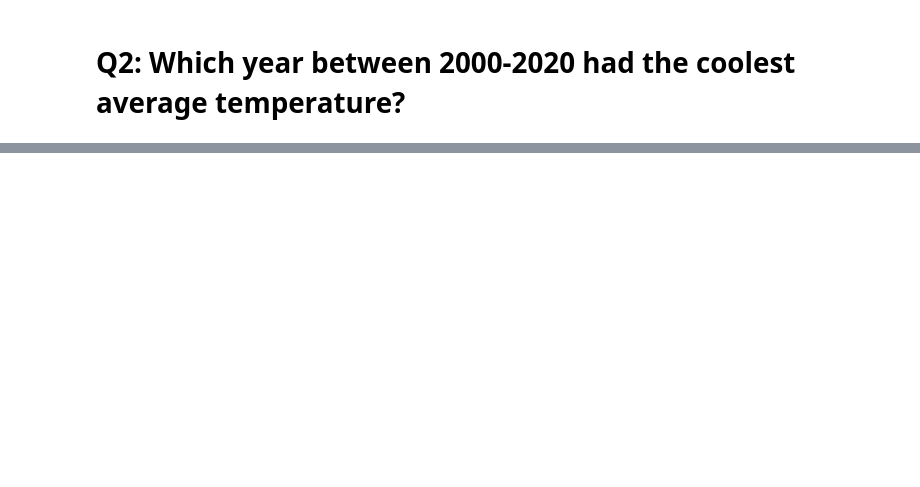
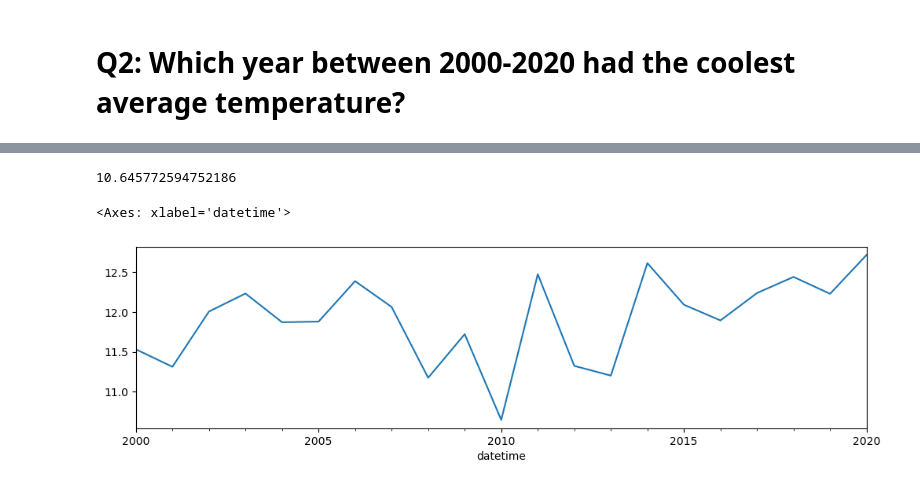
Before and after one commit to donmarcolaureano/London_weather_data, a Jupyter notebook: london_weather.ipynb, the cells around one changed output, grey strips where cells are left out. Saved outputs shown, nothing was run; the diff lists cells and outputs as text; code cells hidden in the pictures; blank space fills up the shorter version.

```diff
--- a/london_weather.ipynb
+++ b/london_weather.ipynb
@@ -150,2 +255,5 @@ lw_copy
 # %% [markdown]
 # Q2: Which year between 2000-2020 had the coolest average temperature?
+# %%
+date_range2 = london_weather.loc['2000':'2020'].copy()
+date_range2
@@ -151,0 +275,3 @@ lw_copy
+# %%
+mt_df = date_range2['mean_temp'].copy()
+mt_df
@@ -151,0 +292,3 @@ lw_copy
+# %%
+avg_temp = mt_df.resample('A').mean().copy()
+avg_temp
@@ -151,0 +318,9 @@ lw_copy
+# %%
+avg_temp.loc[min_temp]
+# %% [output]
+10.645772594752186
+# %%
+avg_temp.plot(figsize = (12,3))
+# %% [output]
+<Axes: xlabel='datetime'>
+[figure, added]
```
Also changed, not shown: parts of 17 cells of this notebook.
